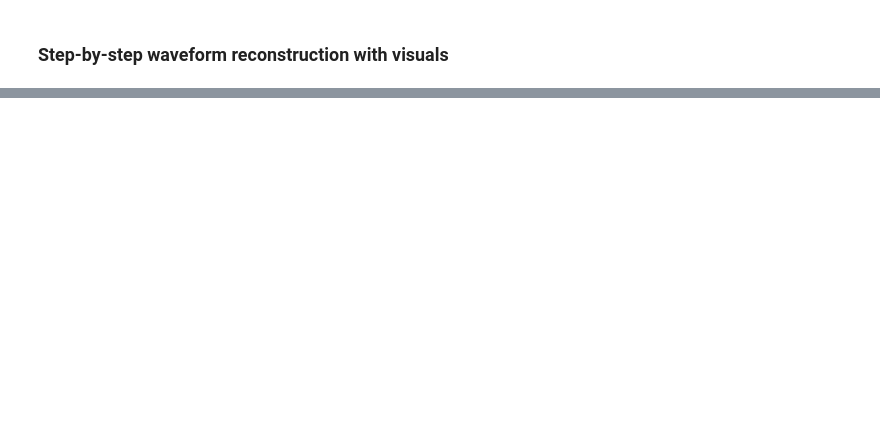
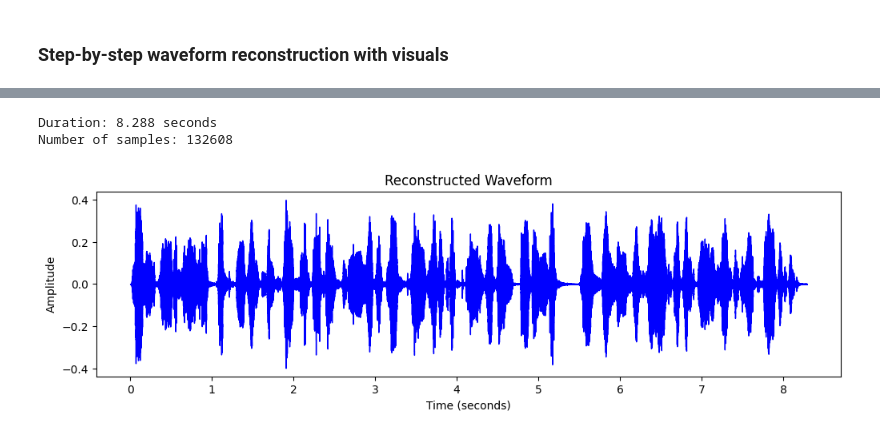
Before and after one commit to robertmackevic/nlp-vocoder, a Jupyter notebook: notebook.ipynb, the cells around one changed output, grey strips where cells are left out. Drawn from its saved outputs; the diff is of its cells as text; code cells hidden in the pictures; blank space fills up the shorter version.

```diff
--- a/notebook.ipynb
+++ b/notebook.ipynb
@@ -83,21 +109,26 @@ plt.show()
 # %%
 reconstructed_waveform = librosa.griffinlim(
     stft_magnitude,
     n_fft=512,
     win_length=512,
     hop_length=256,
     window="hann",
 )
 
 duration = librosa.get_duration(y=reconstructed_waveform, sr=sample_rate)
 print(f"Duration: {duration:.3f} seconds")
 print(f"Number of samples: {len(reconstructed_waveform)}")
 
 plt.figure(figsize=(12, 3))
 librosa.display.waveshow(reconstructed_waveform, sr=sample_rate, color="blue")
 plt.title("Reconstructed Waveform")
 plt.xlabel("Time (seconds)")
 plt.ylabel("Amplitude")
 plt.show()
 
+sf.write("after.wav", reconstructed_waveform, sample_rate)
 Audio(data=reconstructed_waveform, rate=sample_rate)
+# %% [output]
+Duration: 8.288 seconds
+Number of samples: 132608
+[figure, added]
```
Also changed, not shown: parts of 8 cells of this notebook.
